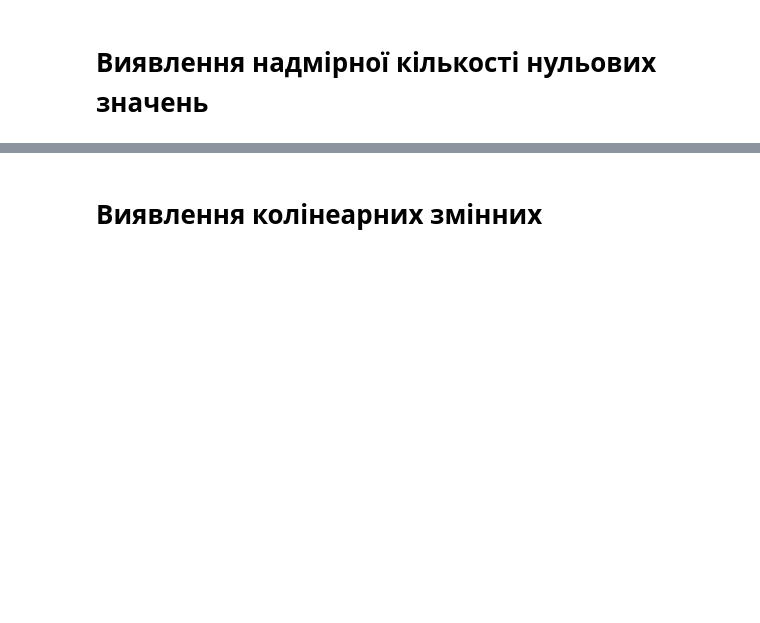
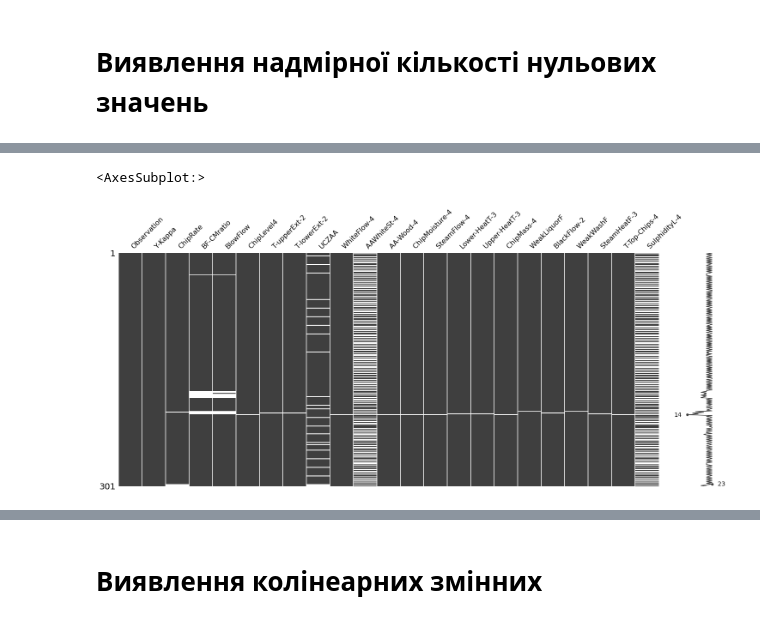
Before and after one commit to Jekson2007/notes_DS, a Jupyter notebook: Exploratory Data Analysis.ipynb, the cells around one changed output, grey strips where cells are left out. Cells and saved outputs as stored; diff of their text form; code cells hidden in the pictures; blank space fills up the shorter version.

```diff
--- a/Exploratory Data Analysis.ipynb
+++ b/Exploratory Data Analysis.ipynb
@@ -163,0 +168,13 @@ Statistics=0.060, p-value=0.806
+# %%
+import pandas as pd
+import missingno as msno
+
+# Loading the dataset
+url = 'https://openmv.net/file/kamyr-digester.csv'
+df = pd.read_csv(url)
+
+# Visualize missing values as a matrix
+msno.matrix(df)
+# %% [output]
+<AxesSubplot:>
+[figure, added]
```
Also changed, not shown: parts of 20 cells of this notebook, 4 other files.
